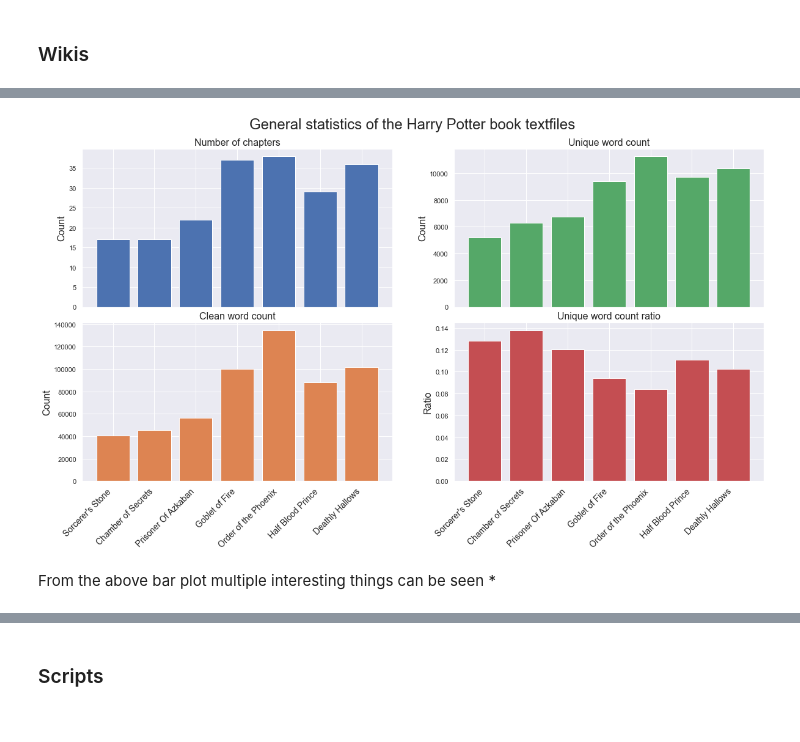
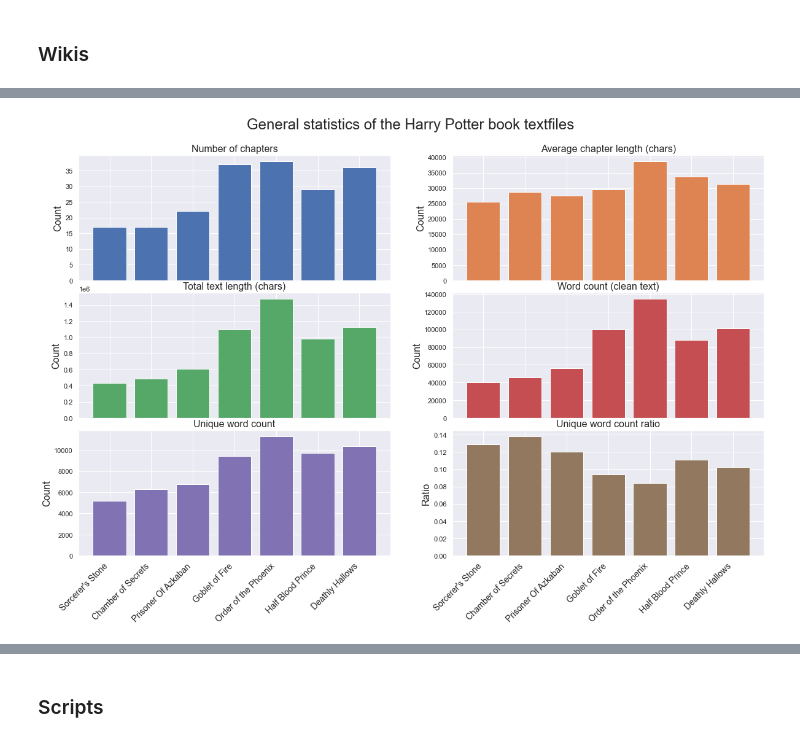
Before and after one commit to hlynurarni/HarryPotter_02805_Project, a Jupyter notebook: Explainer notebook.ipynb, the cells around one changed output, grey strips where cells are left out. Cells and saved outputs as stored; diff of their text form; code cells hidden in the pictures.

Commit message:
Update explainer notebook
* All data preprocessing and cleanup of books ready
* Basic stats ready

```diff
--- a/Explainer notebook.ipynb
+++ b/Explainer notebook.ipynb
@@ -147,41 +153,48 @@ Blabla
 # %%
 # Generate the data needed for the bar plots
 names = [books[i]['title'] for i in range(len(books))] # Gather all the book names into a list
 names_short = [books[i]['title'].split("Harry Potter and the ", 1)[1] for i in range(len(books))] # Gather the short version of the book names into a list
 nr_chapters = [books[i]['nr_chapters'] for i in range(len(books))] # Get number of chapters for each book
 word_count = [books[i]['all_text_clean_length'] for i in range(len(books))] # Word count for each book
 unique_word_count = [len(set(books[i]['all_text_clean'])) for i in range(len(books))] # Unique word count fot each book
 unique_word_count_ratio = [len(set(books[i]['all_text_clean']))/books[i]['all_text_clean_length'] for i in range(len(books))] # Calculate ratio for each book
+text_length = [len(books[i]['all_text']) for i in range(len(books))] # Get the length of each book
+avg_chapter_length = [round(np.mean([len(books[j]['chapters'][i]['chapter_text']) for i in range(books[j]['nr_chapters'])])) for j in range(len(books))] # Get average chapter length for each book
 
-# Plot a barplot of the dataset stats (2x2 subplot)
-fig, axes = plt.subplots(2, 2, sharex=True, figsize=(20,10), gridspec_kw={'hspace': 0.1})
+# Plot a barplot of the dataset stats (3x2 subplot)
+fig, axes = plt.subplots(3, 2, sharex=True, figsize=(20,12), gridspec_kw={'hspace': 0.1})
 
 palette = itertools.cycle(sns.color_palette())
-
+# Number of chapters per book
 axes[0][0].bar(names_short, nr_chapters, width = 0.8, color=next(palette))
 axes[0][0].set_title('Number of chapters', fontsize=16)
 axes[0][0].set_ylabel('Count', fontsize=16)
-
-axes[1][0].bar(names_short, word_count, width = 0.8, color=next(palette))
-axes[1][0].set_title('Clean word count', fontsize=16)
+# Avg chapter length
+axes[0][1].bar(names_short, avg_chapter_length, width = 0.8, color=next(palette))
+axes[0][1].set_title('Average chapter length (chars)', fontsize=16)
+axes[0][1].set_ylabel('Count', fontsize=16)
+# Text length
+axes[1][0].bar(names_short, text_length, width = 0.8, color=next(palette))
+axes[1][0].set_title('Total text length (chars)', fontsize=16)
 axes[1][0].set_ylabel('Count', fontsize=16)
-
-axes[0][1].bar(names_short, unique_word_count, width = 0.8, color=next(palette))
-axes[0][1].set_title('Unique word count', fontsize=16)
-axes[0][1].set_ylabel('Count', fontsize=16)
-
-axes[1][1].bar(names_short, unique_word_count_ratio, width = 0.8, color=next(palette))
-axes[1][1].set_title('Unique word count ratio', fontsize=16)
-axes[1][1].set_ylabel('Ratio', fontsize=16)
+# Word count
+axes[1][1].bar(names_short, word_count, width = 0.8, color=next(palette))
+axes[1][1].set_title('Word count (clean text)', fontsize=16)
+axes[1][1].set_ylabel('Count', fontsize=16)
+# Unique word count
+axes[2][0].bar(names_short, unique_word_count, width = 0.8, color=next(palette))
+axes[2][0].set_title('Unique word count', fontsize=16)
+axes[2][0].set_ylabel('Count', fontsize=16)
+# Unique ratio
+axes[2][1].bar(names_short, unique_word_count_ratio, width = 0.8, color=next(palette))
+axes[2][1].set_title('Unique word count ratio', fontsize=16)
+axes[2][1].set_ylabel('Ratio', fontsize=16)
 
 # Set the rotation and horizontal alignment of the x tick labels
-plt.setp(axes[1][0].get_xticklabels(), rotation=45, ha="right", fontsize=14);
-plt.setp(axes[1][1].get_xticklabels(), rotation=45, ha="right", fontsize=14);
+plt.setp(axes[2][0].get_xticklabels(), rotation=45, ha="right", fontsize=14);
+plt.setp(axes[2][1].get_xticklabels(), rotation=45, ha="right", fontsize=14);
 
 # Set plot title
 plt.suptitle('General statistics of the Harry Potter book textfiles', fontsize=24, y = 0.95);
 # %% [output]
-[figure, old version]
+[figure, new version]
-# %% [markdown]
-From the above bar plot multiple interesting things can be seen
-*
```
Also changed, not shown: parts of 10 cells of this notebook.
